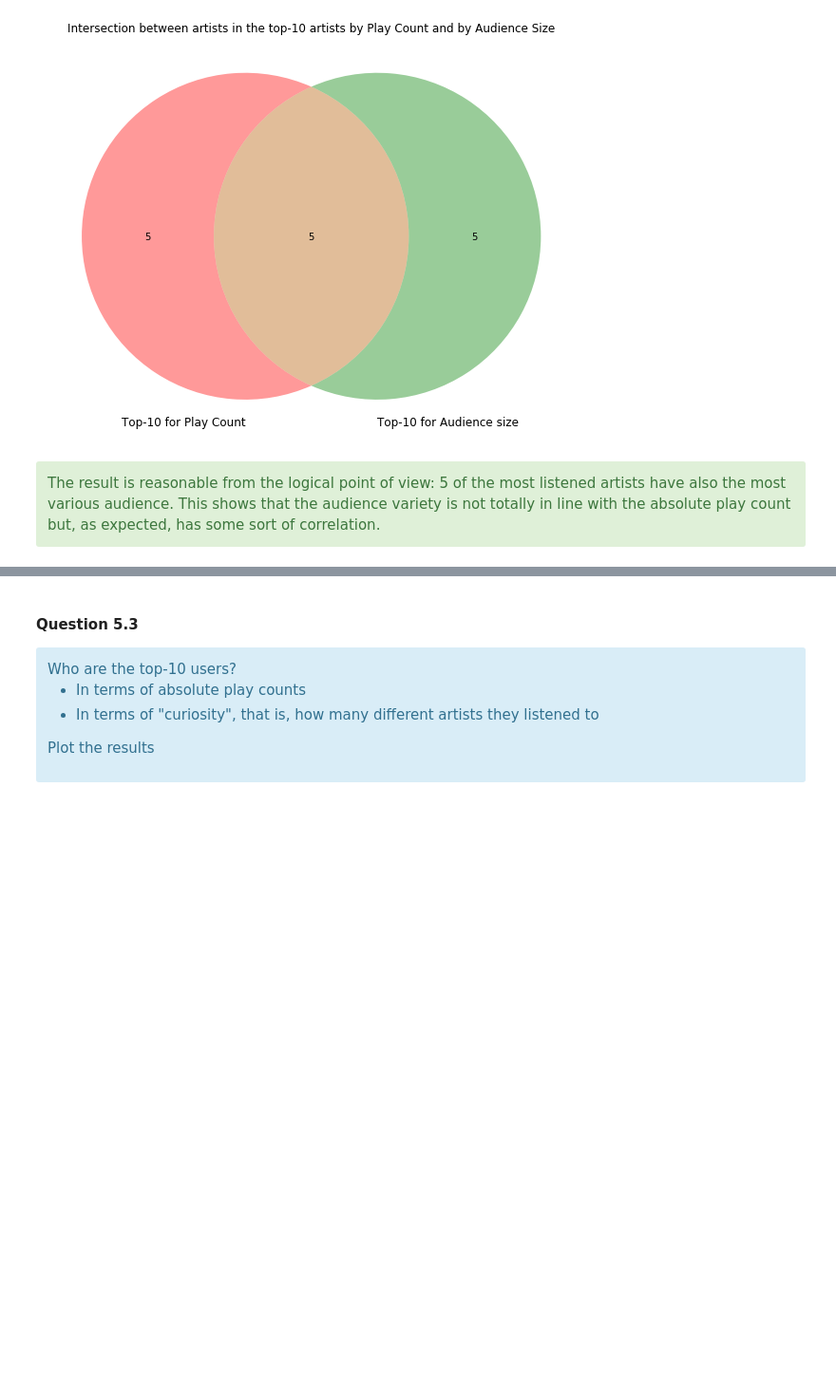
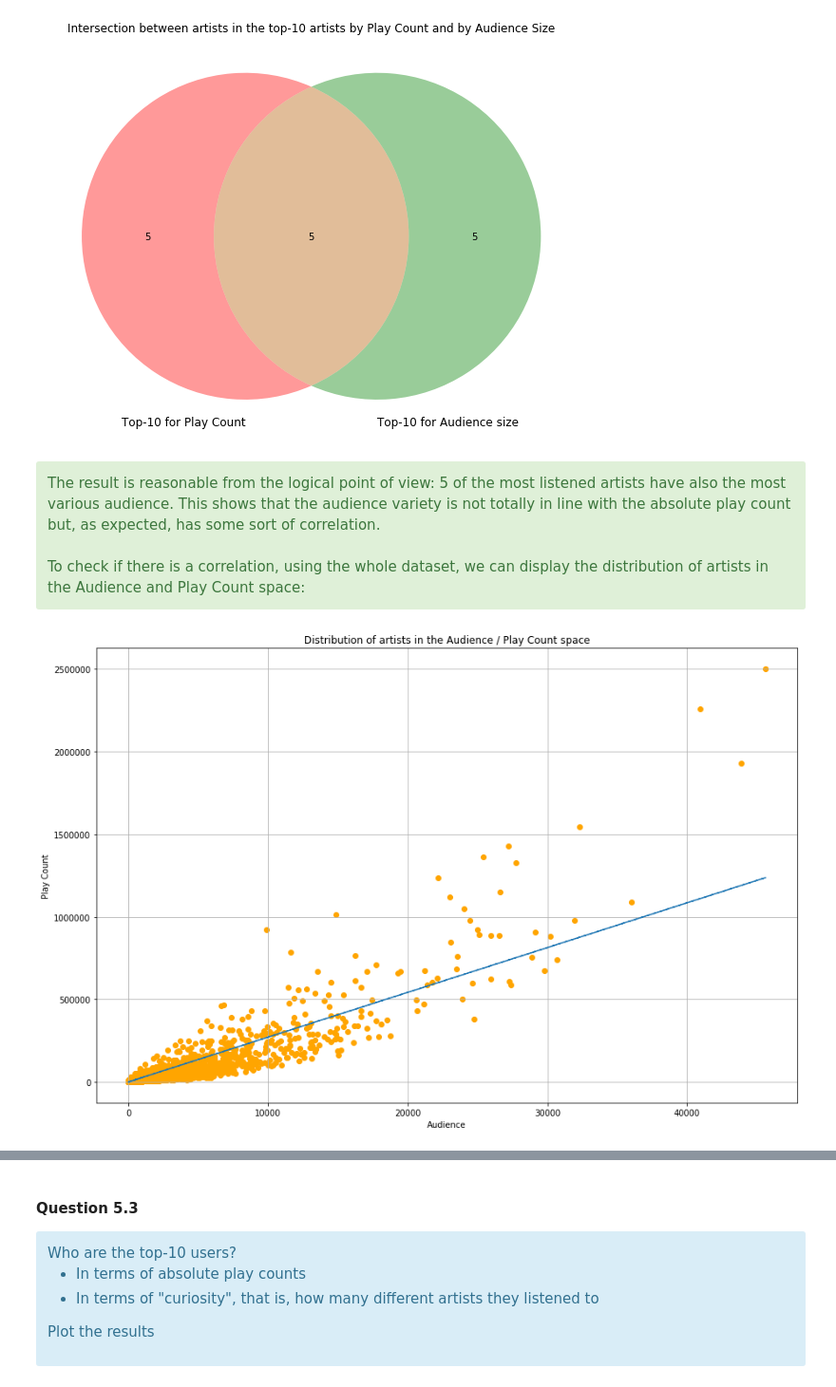
Before and after one commit to lomluca/aml, a Jupyter notebook: RecSys.ipynb, the cells around one changed output, grey strips where cells are left out. Shown at 95% size. Cells and saved outputs as stored; diff of their text form; code cells hidden in the pictures; blank space fills up the shorter version.

```diff
--- a/RecSys.ipynb
+++ b/RecSys.ipynb
@@ -956,11 +957,13 @@ In other parts of the notebook, we'll check who these artists are, to make the a
 </div>
 # %%
 # TOP-10 ARTISTS IN TERM OF PLAY COUNTS
-top10ArtistsPC = newUserArtistDF \
+artistsPC = newUserArtistDF \
     .groupBy('artistID') \
-    .sum('playCount') \
-    .orderBy('sum(playCount)', ascending=0) \
-    .take(10)
+    .agg(sum('playCount').alias('sum')) \
+    .orderBy('sum', ascending=0) \
+    .cache() # we need it later
+
+top10ArtistsPC = artistsPC.take(10)
 
 # PLOT THE RESULTS
 y_pos = range(len(top10ArtistsPC))
@@ -1014,5 +1066,30 @@ plt.show()
 [figure]
 # %% [markdown]
 <div class="alert alert-success">
-The result is reasonable from the logical point of view: 5 of the most listened artists have also the most various audience. This shows that the audience variety is not totally in line with the absolute play count but, as expected, has some sort of correlation.
+The result is reasonable from the logical point of view: 5 of the most listened artists have also the most various audience. This shows that the audience variety is not totally in line with the absolute play count but, as expected, has some sort of correlation.<br>
+<br>
+To check if there is a correlation, using the whole dataset, we can display the distribution of artists in the Audience and Play Count space:
 </div>
+# %%
+# TOP-10 ARTISTS IN TERM OF AUDIENCE
+artistsAUPC = artistsAU \
+    .join(artistsPC, artistsAU.artistID == artistsPC.artistID) \
+    .drop('artistID') \
+    .take(1000000)
+
+# PREPARE THE DATA
+xdata = np.array([x[0] for x in artistsAUPC])
+ydata = np.array([y[1] for y in artistsAUPC])
+m, q, r_value, p_value, std_err = stats.linregress(xdata, ydata)
+
+# PLOT THE DISTRIBUTION
+plt.figure(figsize=(15,10))
+plt.grid(True, which="both", ls="-")
+plt.scatter(xdata, ydata, color='orange')
+plt.plot(xdata, m * xdata + q, linestyle='dashed')
+plt.xlabel('Audience')
+plt.ylabel('Play Count')
+plt.title('Distribution of artists in the Audience / Play Count space')
+plt.show()
+# %% [output]
+[figure, added]
```
Also changed, not shown: parts of 29 cells of this notebook.
